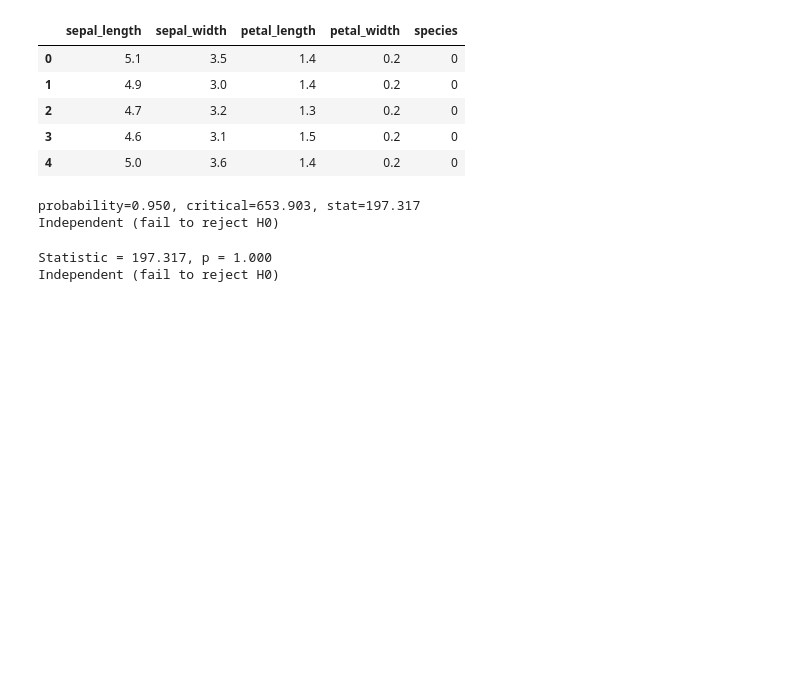
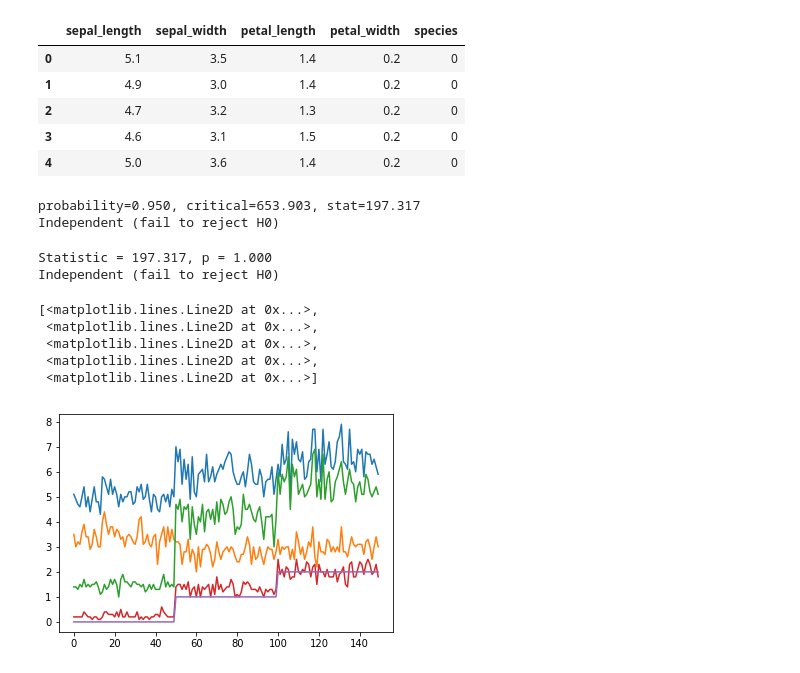
Before and after one commit to JessicaDeCunha/Hypothesis_Testing_in_Python, a Jupyter notebook: Correlation Tests/Chi-Squared Test/ChiSquared_test.ipynb, the cells around one changed output. Drawn from its saved outputs; the diff is of its cells as text; code cells hidden in the pictures; blank space fills up the shorter version.

```diff
--- a/Correlation Tests/Chi-Squared Test/ChiSquared_test.ipynb
+++ b/Correlation Tests/Chi-Squared Test/ChiSquared_test.ipynb
@@ -53,3 +54,12 @@ else:
 # %% [output]
 Statistic = 197.317, p = 1.000
 Independent (fail to reject H0)
+# %%
+plt.plot(df)
+# %% [output]
+[<matplotlib.lines.Line2D at 0x...>,
+ <matplotlib.lines.Line2D at 0x...>,
+ <matplotlib.lines.Line2D at 0x...>,
+ <matplotlib.lines.Line2D at 0x...>,
+ <matplotlib.lines.Line2D at 0x...>]
+[figure, added]
```
Also changed, not shown: parts of 1 cell of this notebook, 2 other files.
